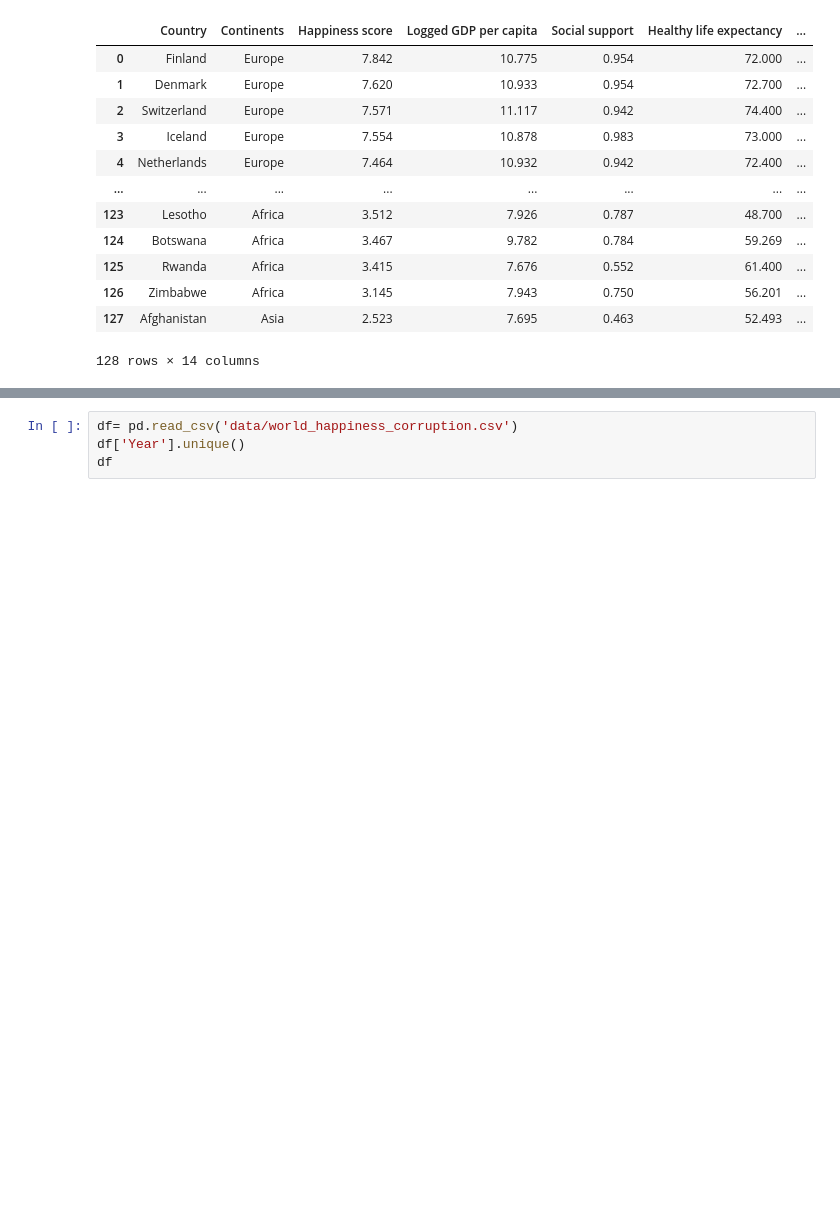
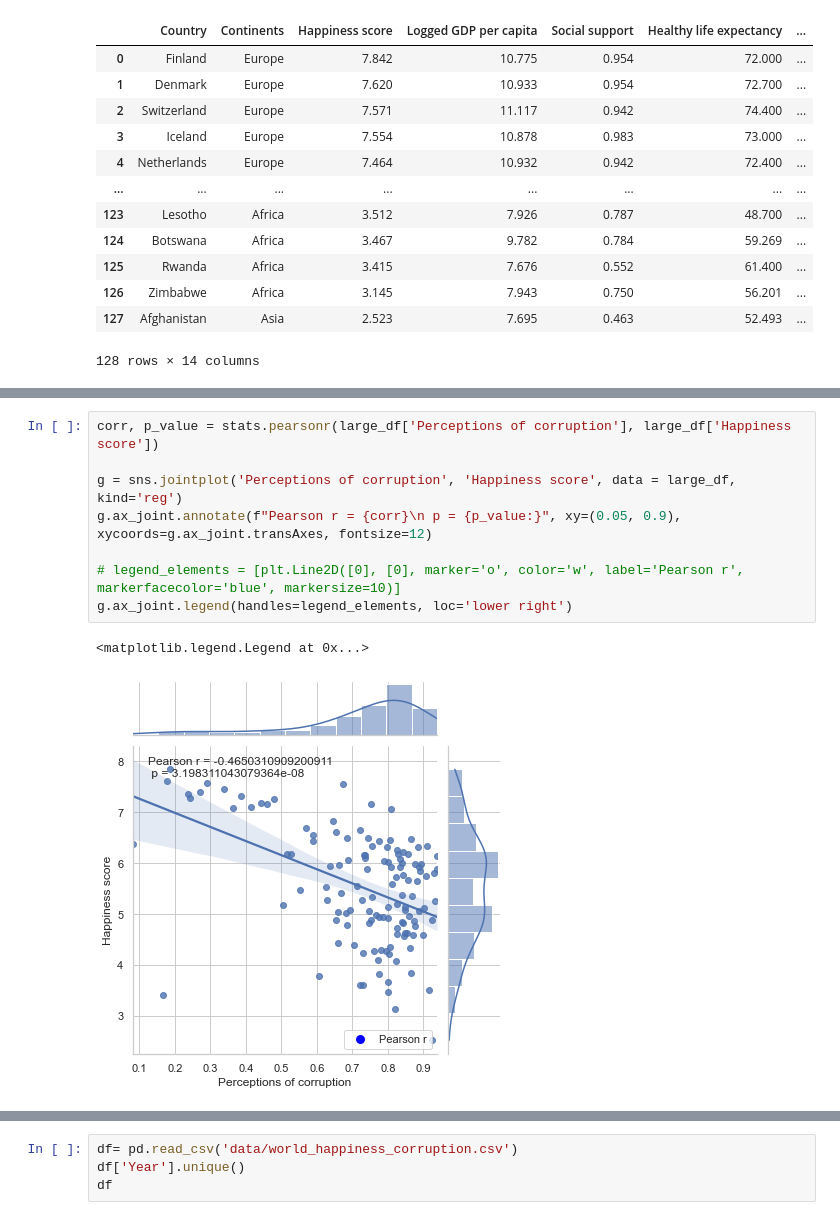
Before and after one commit to kuhuhalder/happiness-data-analysis, a Jupyter notebook: happiness.ipynb, the cells around one changed output, grey strips where cells are left out. Drawn from its saved outputs; the diff is of its cells as text; blank space fills up the shorter version.

```diff
--- a/data-analysis.ipynb
+++ b/happiness.ipynb
@@ -642,0 +738,11 @@ large_df
+# %%
+corr, p_value = stats.pearsonr(large_df['Perceptions of corruption'], large_df['Happiness score'])
+
+g = sns.jointplot('Perceptions of corruption', 'Happiness score', data = large_df, kind='reg')
+g.ax_joint.annotate(f"Pearson r = {corr}\n p = {p_value:}", xy=(0.05, 0.9), xycoords=g.ax_joint.transAxes, fontsize=12)
+
+# legend_elements = [plt.Line2D([0], [0], marker='o', color='w', label='Pearson r', markerfacecolor='blue', markersize=10)]
+g.ax_joint.legend(handles=legend_elements, loc='lower right')
+# %% [output]
+<matplotlib.legend.Legend at 0x...>
+[figure, added]
```
Also changed, not shown: parts of 29 cells of this notebook, 4 other files.
